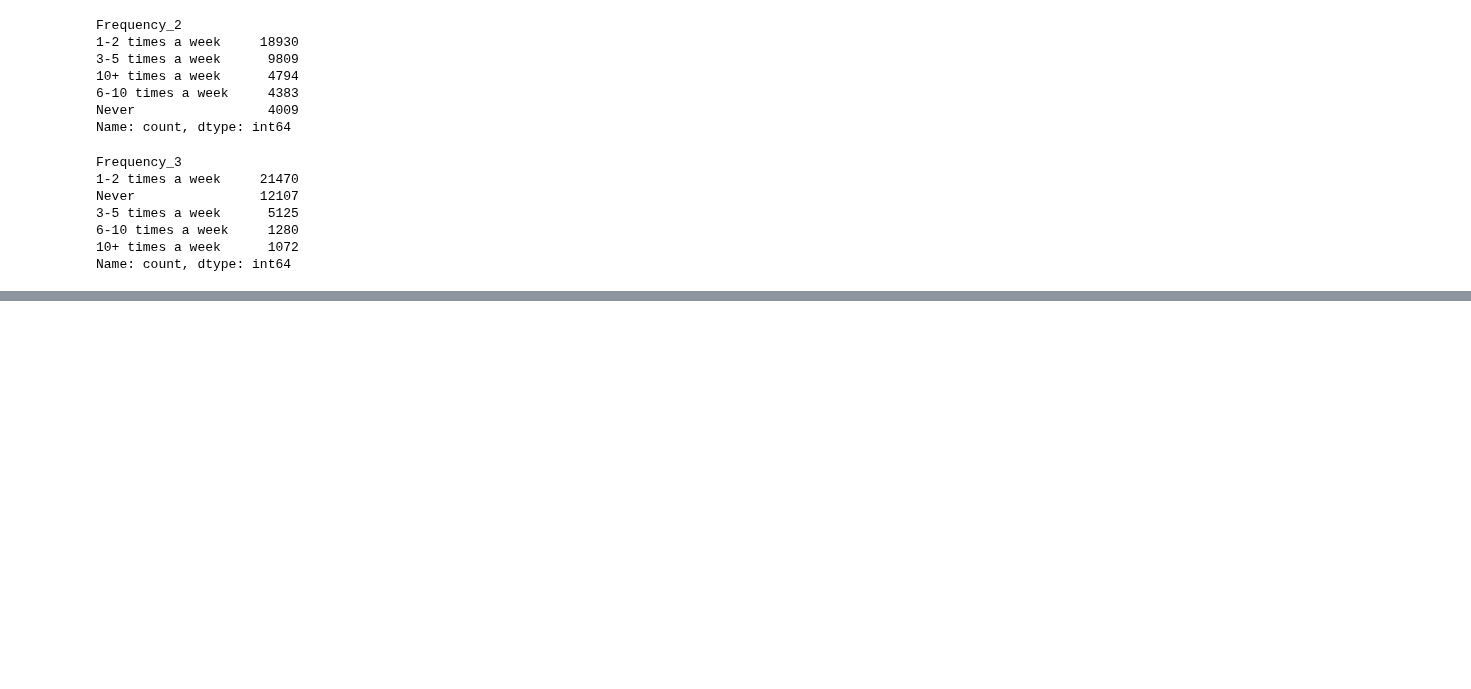
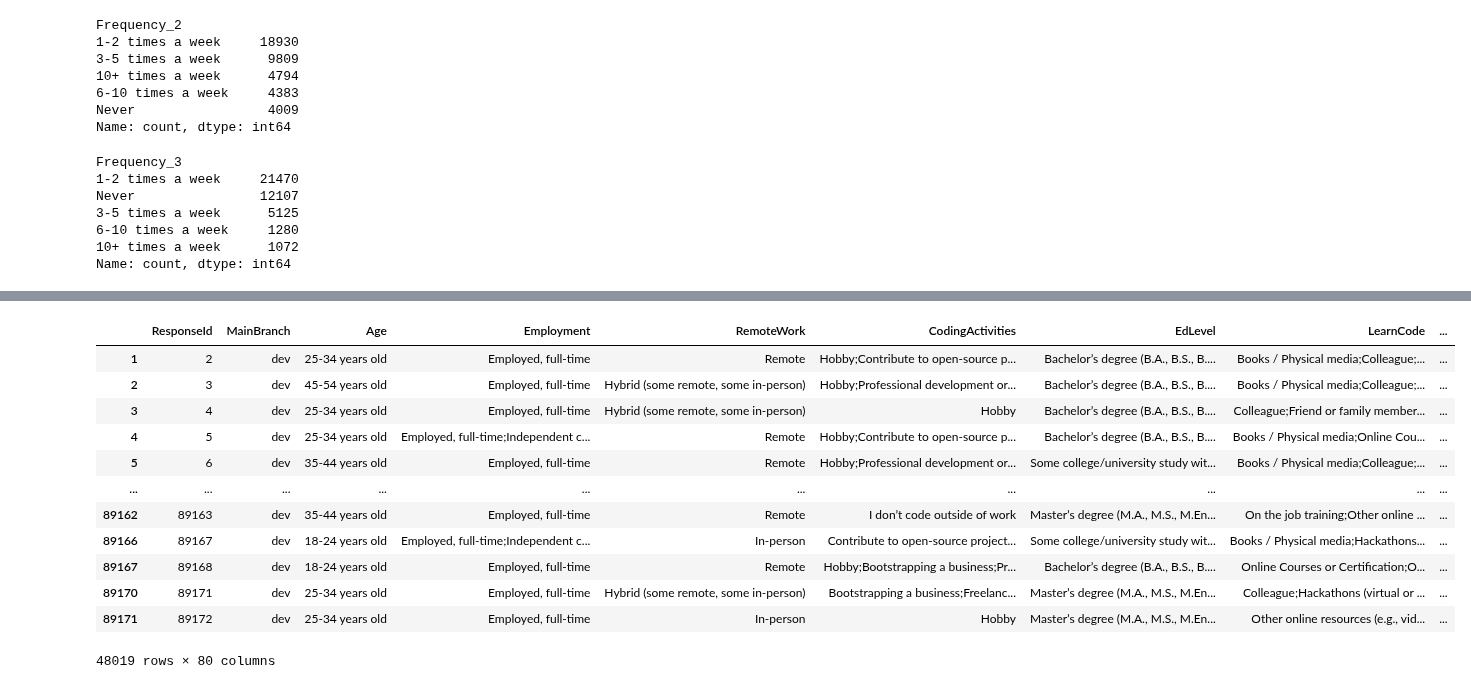
Before and after one commit to novik2713/data-circle-team-C, a Jupyter notebook: EDA.ipynb, the cells around one changed output, grey strips where cells are left out. Cells and saved outputs as stored; diff of their text form; code cells hidden in the pictures; blank space fills up the shorter version.

```diff
--- a/EDA.ipynb
+++ b/EDA.ipynb
@@ -58,5 +58,7 @@ ConvertedCompYearly
 74917.0       1
 16917.0       1
 Name: count, Length: 8784, dtype: int64
+# %%
+df = df.dropna(subset=['ConvertedCompYearly'])
 # %%
 check CompTotal  if  is the same as if df["ConvertedCompYearly"] and df["Currency"]. look for outliers, mistakes, not correct convertations and other animalies
@@ -105,5 +123,5 @@ Name: count, dtype: int64
 # %%
-df = drop_from_df(df, ['Q120', 'TechList','BuyNewTool','SurveyLength','SurveyEase',])
+df = drop_from_df(df, ['Q120', 'TechList','BuyNewTool','SurveyLength','SurveyEase'])
 # %%
 replacement_map = {
     "I am a developer by profession": "dev",
@@ -187,0 +237,20 @@ Name: count, dtype: int64
+# %%
+def calculate_knowledge_score(df):
+    answer_points = {
+        "Strongly agree": 5,
+        "Agree": 4,
+        "Neither agree nor disagree": 3,
+        "Disagree": 2,
+        "Strongly disagree": 1,
+        pd.NA: 0,
+    }
+
+    knowledge_cols = [col for col in df if col.startswith("Knowledge_")]
+
+    # Map answers to points and sum to create 'Knowledge_Score'
+    for col in knowledge_cols:
+        df[col] = df[col].map(answer_points)
+
+    df['Knowledge_Score'] = df[knowledge_cols].sum(axis=1)
+
+    return df
@@ -187,0 +297,16 @@ Name: count, dtype: int64
+# %%
+calculate_knowledge_score(df)
+# %% [output]
+|  | ResponseId | MainBranch | Age | Employment | RemoteWork | CodingActivities | EdLevel | LearnCode | ... |
+| 1 | 2 | dev | 25-34 years old | Employed, full-time | Remote | Hobby;Contribute to open-source p... | Bachelor’s degree (B.A., B.S., B.... | Books / Physical media;Colleague;... | ... |
+| 2 | 3 | dev | 45-54 years old | Employed, full-time | Hybrid (some remote, some in-person) | Hobby;Professional development or... | Bachelor’s degree (B.A., B.S., B.... | Books / Physical media;Colleague;... | ... |
+| 3 | 4 | dev | 25-34 years old | Employed, full-time | Hybrid (some remote, some in-person) | Hobby | Bachelor’s degree (B.A., B.S., B.... | Colleague;Friend or family member... | ... |
+| 4 | 5 | dev | 25-34 years old | Employed, full-time;Independent c... | Remote | Hobby;Contribute to open-source p... | Bachelor’s degree (B.A., B.S., B.... | Books / Physical media;Online Cou... | ... |
+| 5 | 6 | dev | 35-44 years old | Employed, full-time | Remote | Hobby;Professional development or... | Some college/university study wit... | Books / Physical media;Colleague;... | ... |
+| ... | ... | ... | ... | ... | ... | ... | ... | ... | ... |
+| 89162 | 89163 | dev | 35-44 years old | Employed, full-time | Remote | I don’t code outside of work | Master’s degree (M.A., M.S., M.En... | On the job training;Other online ... | ... |
+| 89166 | 89167 | dev | 18-24 years old | Employed, full-time;Independent c... | In-person | Contribute to open-source project... | Some college/university study wit... | Books / Physical media;Hackathons... | ... |
+| 89167 | 89168 | dev | 18-24 years old | Employed, full-time | Remote | Hobby;Bootstrapping a business;Pr... | Bachelor’s degree (B.A., B.S., B.... | Online Courses or Certification;O... | ... |
+| 89170 | 89171 | dev | 25-34 years old | Employed, full-time | Hybrid (some remote, some in-person) | Bootstrapping a business;Freelanc... | Master’s degree (M.A., M.S., M.En... | Colleague;Hackathons (virtual or ... | ... |
+| 89171 | 89172 | dev | 25-34 years old | Employed, full-time | In-person | Hobby | Master’s degree (M.A., M.S., M.En... | Other online resources (e.g., vid... | ... |
+48019 rows × 80 columns
```
Also changed, not shown: parts of 18 cells of this notebook, 3 other files.
